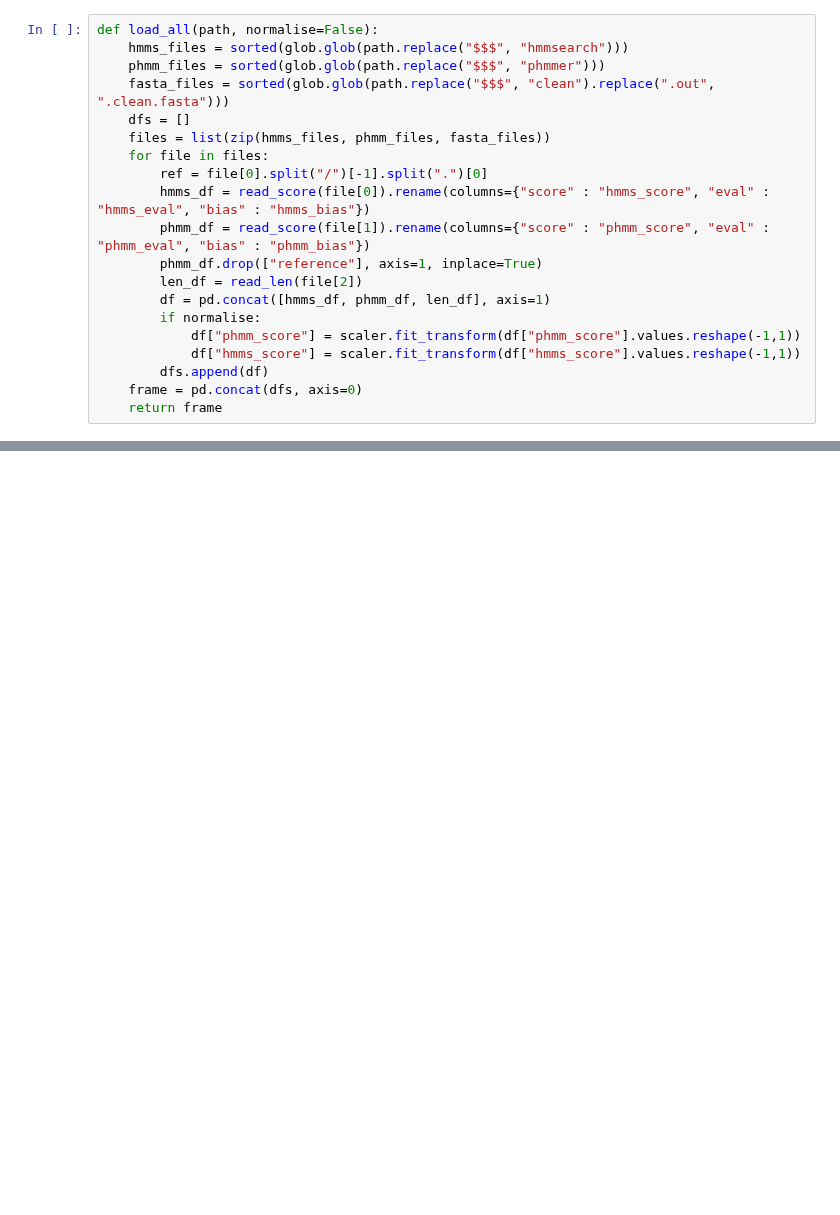
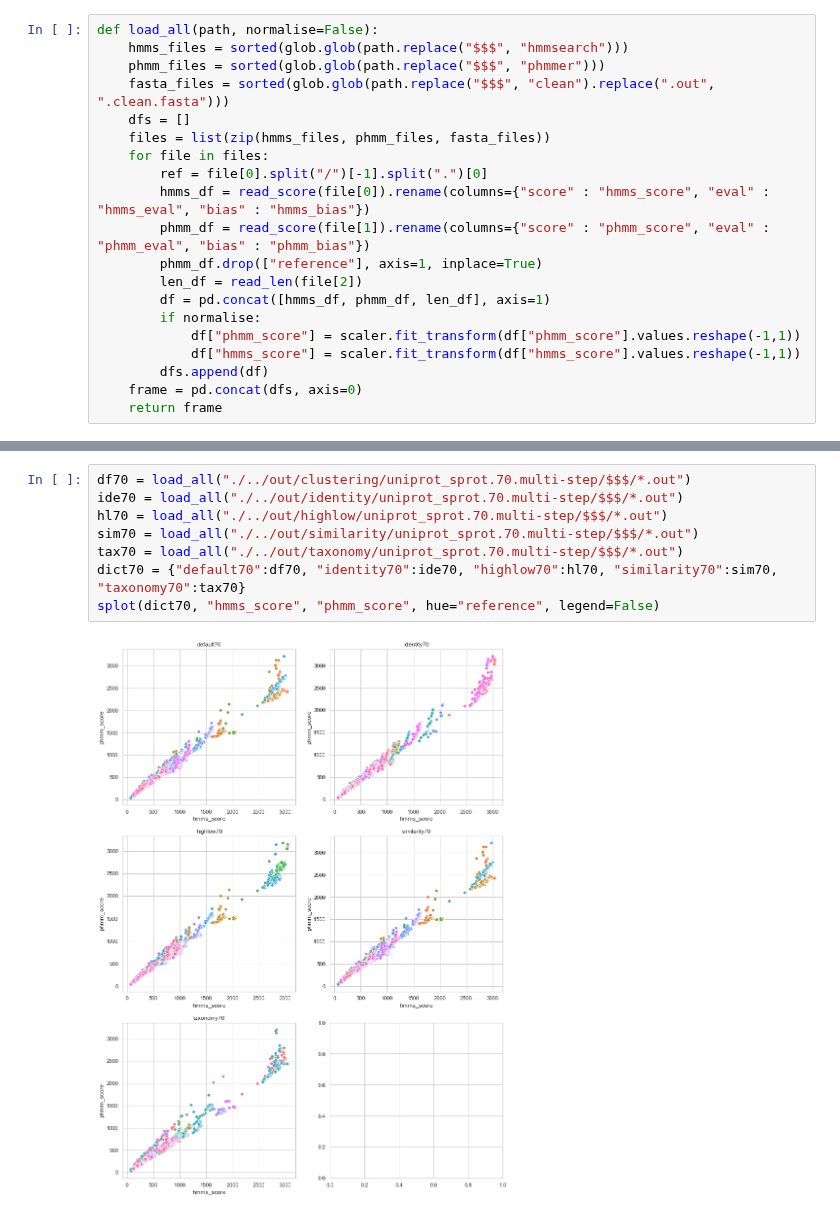
Before and after one commit to algbio/alignment-safety, a Jupyter notebook: pipeline/analysis/references.ipynb, the cells around one changed output, grey strips where cells are left out. Cells and saved outputs as stored; diff of their text form; blank space fills up the shorter version.

```diff
--- a/pipeline/analysis/references.ipynb
+++ b/pipeline/analysis/references.ipynb
@@ -96 +95,11 @@ splot(sim90, "hmms_score", "phmm_score", hue="reference", legend=False)
+# %%
+df70 = load_all("./../out/clustering/uniprot_sprot.70.multi-step/$$$/*.out")
+ide70 = load_all("./../out/identity/uniprot_sprot.70.multi-step/$$$/*.out")
+hl70 = load_all("./../out/highlow/uniprot_sprot.70.multi-step/$$$/*.out")
+sim70 = load_all("./../out/similarity/uniprot_sprot.70.multi-step/$$$/*.out")
+tax70 = load_all("./../out/taxonomy/uniprot_sprot.70.multi-step/$$$/*.out")
+dict70 = {"default70":df70, "identity70":ide70, "highlow70":hl70, "similarity70":sim70, "taxonomy70":tax70}
+splot(dict70, "hmms_score", "phmm_score", hue="reference", legend=False)
+# %% [output]
+[figure, added]
 # %%
```
Also changed, not shown: parts of 8 cells of this notebook, 3 other files.
